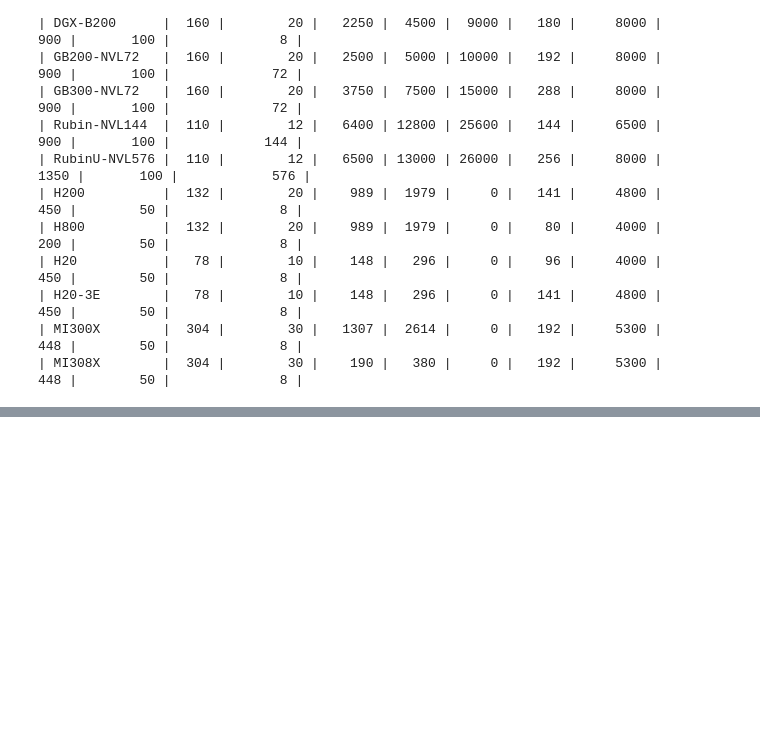
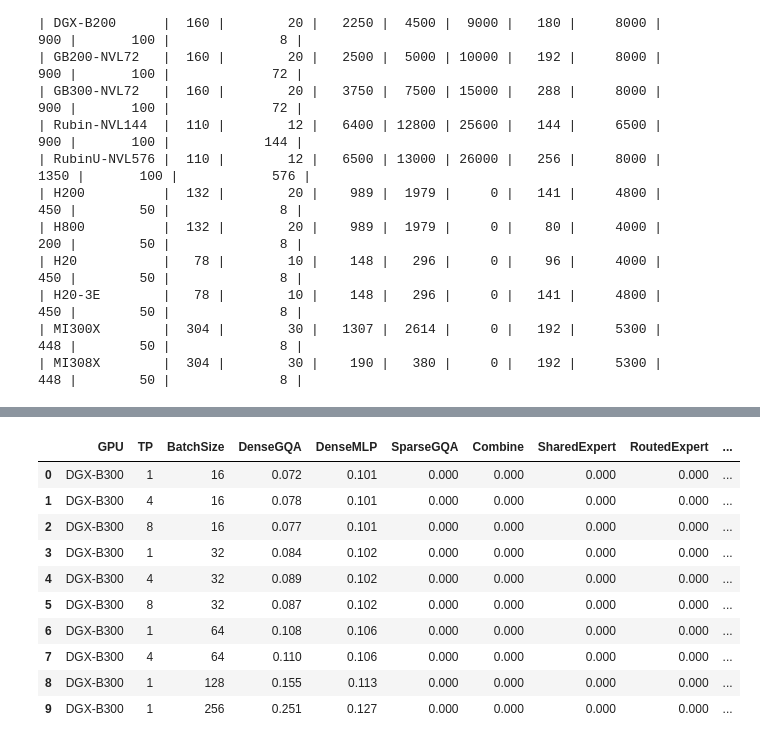
Before and after one commit to Yingzi2021/shallowsim, a Jupyter notebook: test.ipynb, the cells around one changed output, grey strips where cells are left out. Drawn from its saved outputs; the diff is of its cells as text; code cells hidden in the pictures; blank space fills up the shorter version.

```diff
--- a/test.ipynb
+++ b/test.ipynb
@@ -113,9 +207,21 @@ dfs_o.style.bar(subset=['TPS','Total'],color='#6495ED')\
 # %%
-sb.df_filter(dfs_o,'Rubin-NVL144',0).style\
+sb.df_filter(detail,'DGX-B300',0).style\
       .bar(subset=['TPS','Total'],color='#6495ED')\
       .applymap(sb.color_positive_red, subset=['Delta'])\
       .background_gradient(subset=['Comm_Impact'],cmap=sb.cm)\
       .format(precision=3)
+# %% [output]
+|  | GPU | TP | BatchSize | DenseGQA | DenseMLP | SparseGQA | Combine | SharedExpert | RoutedExpert | ... |
+| 0 | DGX-B300 | 1 | 16 | 0.072 | 0.101 | 0.000 | 0.000 | 0.000 | 0.000 | ... |
+| 1 | DGX-B300 | 4 | 16 | 0.078 | 0.101 | 0.000 | 0.000 | 0.000 | 0.000 | ... |
+| 2 | DGX-B300 | 8 | 16 | 0.077 | 0.101 | 0.000 | 0.000 | 0.000 | 0.000 | ... |
+| 3 | DGX-B300 | 1 | 32 | 0.084 | 0.102 | 0.000 | 0.000 | 0.000 | 0.000 | ... |
+| 4 | DGX-B300 | 4 | 32 | 0.089 | 0.102 | 0.000 | 0.000 | 0.000 | 0.000 | ... |
+| 5 | DGX-B300 | 8 | 32 | 0.087 | 0.102 | 0.000 | 0.000 | 0.000 | 0.000 | ... |
+| 6 | DGX-B300 | 1 | 64 | 0.108 | 0.106 | 0.000 | 0.000 | 0.000 | 0.000 | ... |
+| 7 | DGX-B300 | 4 | 64 | 0.110 | 0.106 | 0.000 | 0.000 | 0.000 | 0.000 | ... |
+| 8 | DGX-B300 | 1 | 128 | 0.155 | 0.113 | 0.000 | 0.000 | 0.000 | 0.000 | ... |
+| 9 | DGX-B300 | 1 | 256 | 0.251 | 0.127 | 0.000 | 0.000 | 0.000 | 0.000 | ... |
 # %%
 args = sb.ModelArgs.load_from_csv("modelArgs.csv","deepseek-v3")
 c = sb.Config()
```
Also changed, not shown: parts of 11 cells of this notebook.
